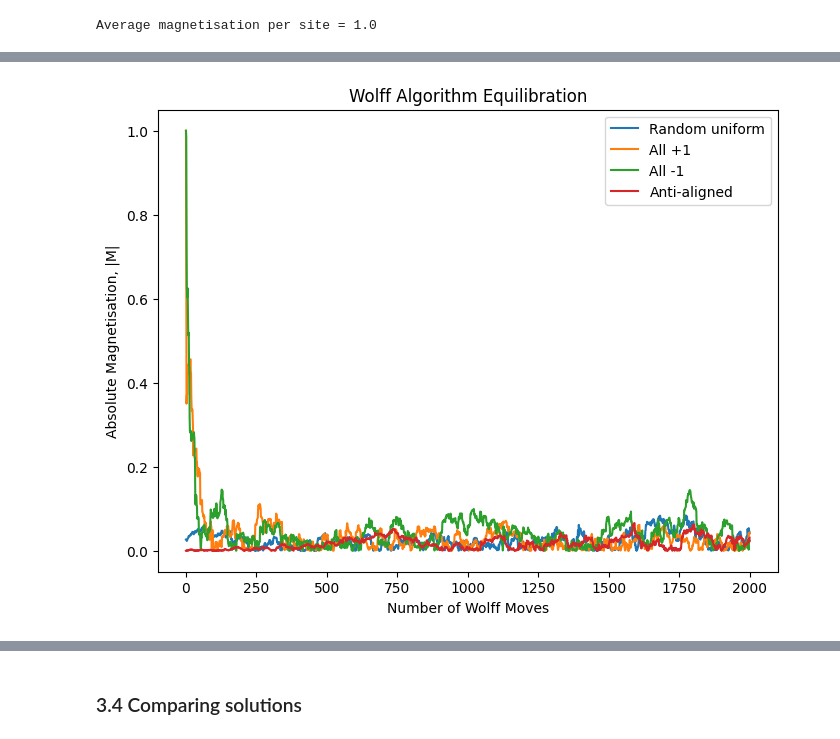
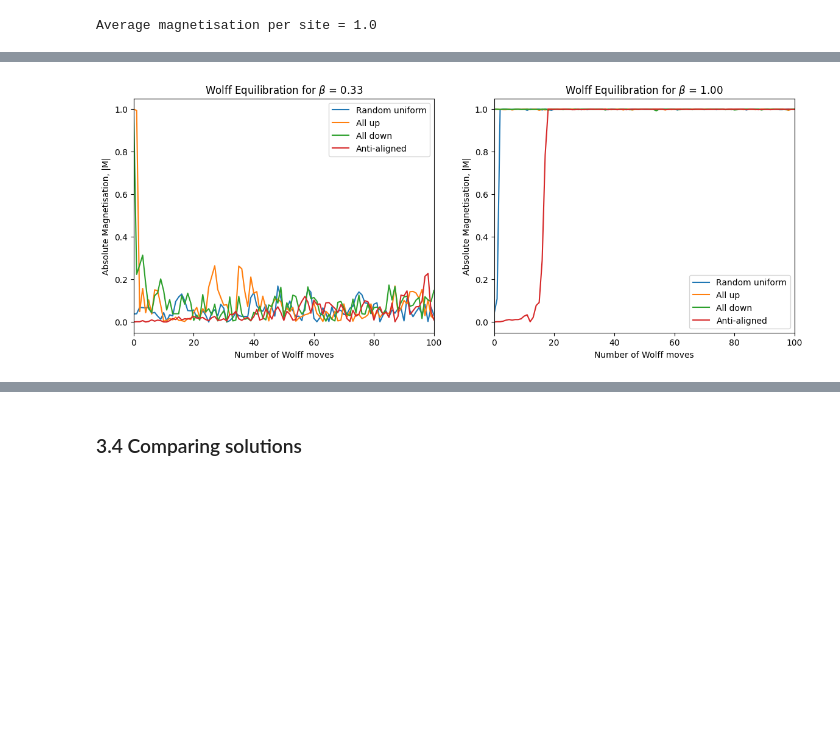
Before and after one commit to tdeng455/Part-II-Computational-Physics-Project, a Jupyter notebook: workbook.ipynb, the cells around one changed output, grey strips where cells are left out. Saved outputs shown, nothing was run; the diff lists cells and outputs as text; code cells hidden in the pictures; blank space fills up the shorter version.

```diff
--- a/workbook.ipynb
+++ b/workbook.ipynb
@@ -324,54 +345,24 @@ Average magnetisation per site = 1.0
 # %% [markdown]
 ![Alt text](images/wolff_states_100_0.44.png)
-# %%
-def plot_equilibration_wolff(betaJ, n_iterations):
-    p_add = 1 - np.exp(-2*betaJ)
-
-    fig, ax = plt.subplots(figsize=(8, 6))
-
-    lattice_types = [(0, "Random uniform"), (1, "All +1"), (-1, "All -1"), (2, "Anti-aligned")]
-    for i, (lattice_type, name) in enumerate(lattice_types):
-        lattice = create_lattice(64, type=lattice_type)
-
-        # Measurement stage
-        mag = np.abs(magnetisation(lattice))
-        magnetisations = [mag]
-        for _ in range(n_iterations):
-            n_wolff_moves(lattice, p_add, 1)
-            mag = np.abs(magnetisation(lattice))
-            magnetisations.append(mag)
-
-        ax.plot(magnetisations, label=name)
-
-    ax.set_xlabel("Number of Wolff Moves")
-    ax.set_ylabel("Absolute Magnetisation, |M|")
-    ax.set_title("Wolff Algorithm Equilibration")
-    ax.legend()
-    plt.show()
-
-plot_equilibration_wolff(0.3,2000)
-# %% [output]
-[figure, removed]
-# %%
-width = 40
-N = width**2
-temps = np.linspace(1.5,3.5,20)
-burn_in = 500
-n_moves = 5000
-
-cluster_sizes = []
-
-for temp in temps:
-    p_add = 1 - np.exp(-2/temp)
-    lattice = create_lattice(width, 0)
-    n_wolff_moves(lattice, p_add, burn_in)
-    total_flips = 0
-    for i in range(n_moves):
-        total_flips += n_wolff_moves(lattice,p_add,1)
-    cluster_sizes.append(total_flips/(n_moves))
-
-fig, ax = plt.subplots()
-ax.plot(temps,cluster_sizes)
-ax.set_xlabel("T")
-ax.set_ylabel("Average Cluster Size")
-plt.show()
+# %%
+data1 = np.load('wolff_equilibration_data_0.33.npy', allow_pickle=True)
+data2 = np.load('wolff_equilibration_data_1.00.npy', allow_pickle=True)
+
+fig, axs = plt.subplots(1,2, figsize=(14,5))
+for i in range(4):
+    axs[0].plot(data1[i][1], label=str(data1[i][0]))
+axs[0].legend()
+axs[0].set_xlim(0,100)
+axs[0].set_xlabel("Number of Wolff moves")
+axs[0].set_ylabel("Absolute Magnetisation, |M|")
+axs[0].set_title(r"Wolff Equilibration for $\beta$ = 0.33")
+for i in range(4):
+    axs[1].plot(data2[i][1], label=str(data2[i][0]))
+axs[1].legend()
+axs[1].set_xlim(0,100)
+axs[1].set_xlabel("Number of Wolff moves")
+axs[1].set_ylabel("Absolute Magnetisation, |M|")
+axs[1].set_title(r"Wolff Equilibration for $\beta$ = 1.00")
+plt.show()
+# %% [output]
+[figure, added]
```
Also changed, not shown: parts of 13 cells of this notebook, 21 other files.
